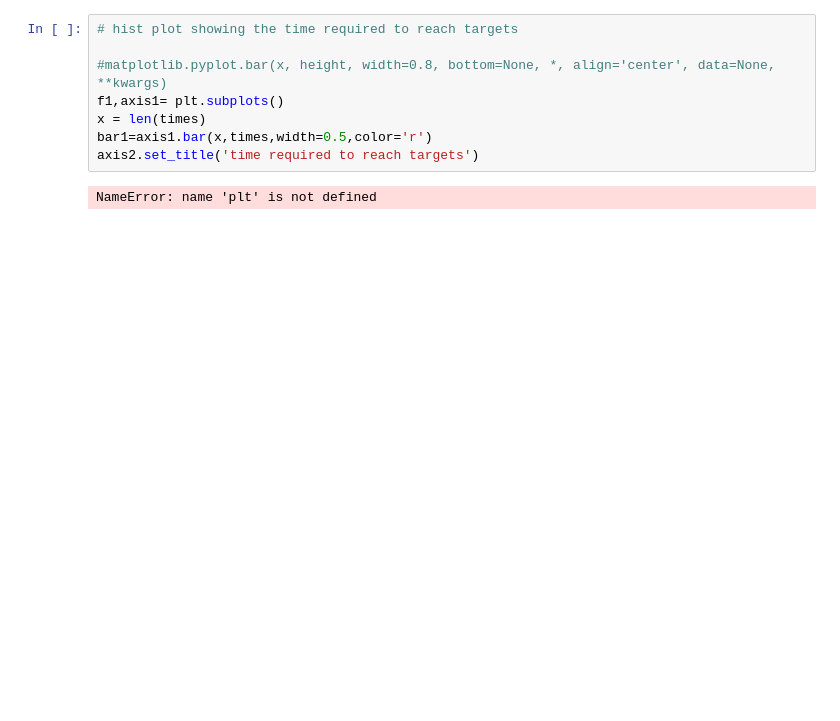
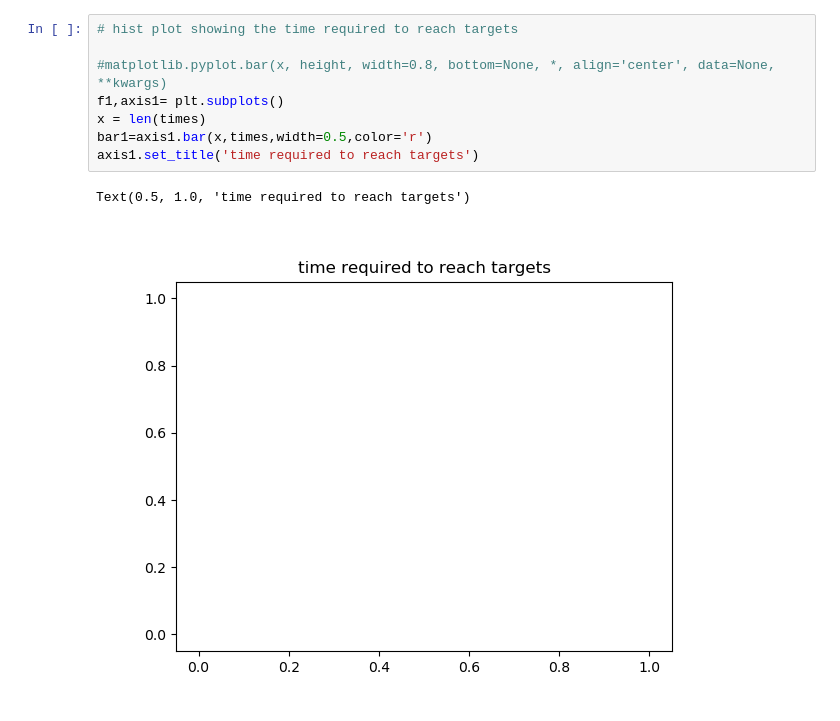
Before and after one commit to Imdimark/ResearchTrack2_ROS1_ROS2, a Jupyter notebook: Assignment2_ui.ipynb, the cells around one changed output. Drawn from its saved outputs; the diff is of its cells as text; blank space fills up the shorter version.

```diff
--- a/Assignment2_ui.ipynb
+++ b/Assignment2_ui.ipynb
@@ -224,13 +240,14 @@ NameError: name 'plt' is not defined
 # %%
 # hist plot showing the time required to reach targets
 
 #matplotlib.pyplot.bar(x, height, width=0.8, bottom=None, *, align='center', data=None, **kwargs)
 f1,axis1= plt.subplots()
 x = len(times)
 bar1=axis1.bar(x,times,width=0.5,color='r')
-axis2.set_title('time required to reach targets')
+axis1.set_title('time required to reach targets')
 # %% [output]
-NameError: name 'plt' is not defined
+Text(0.5, 1.0, 'time required to reach targets')
+[figure, added]
 # %%
 #a line plot for visualizing cmd_vel vs. actual velocity (for linear and angular velocity)
 fig1, ax1 = plt.subplots()
```
Also changed, not shown: parts of 11 cells of this notebook.
